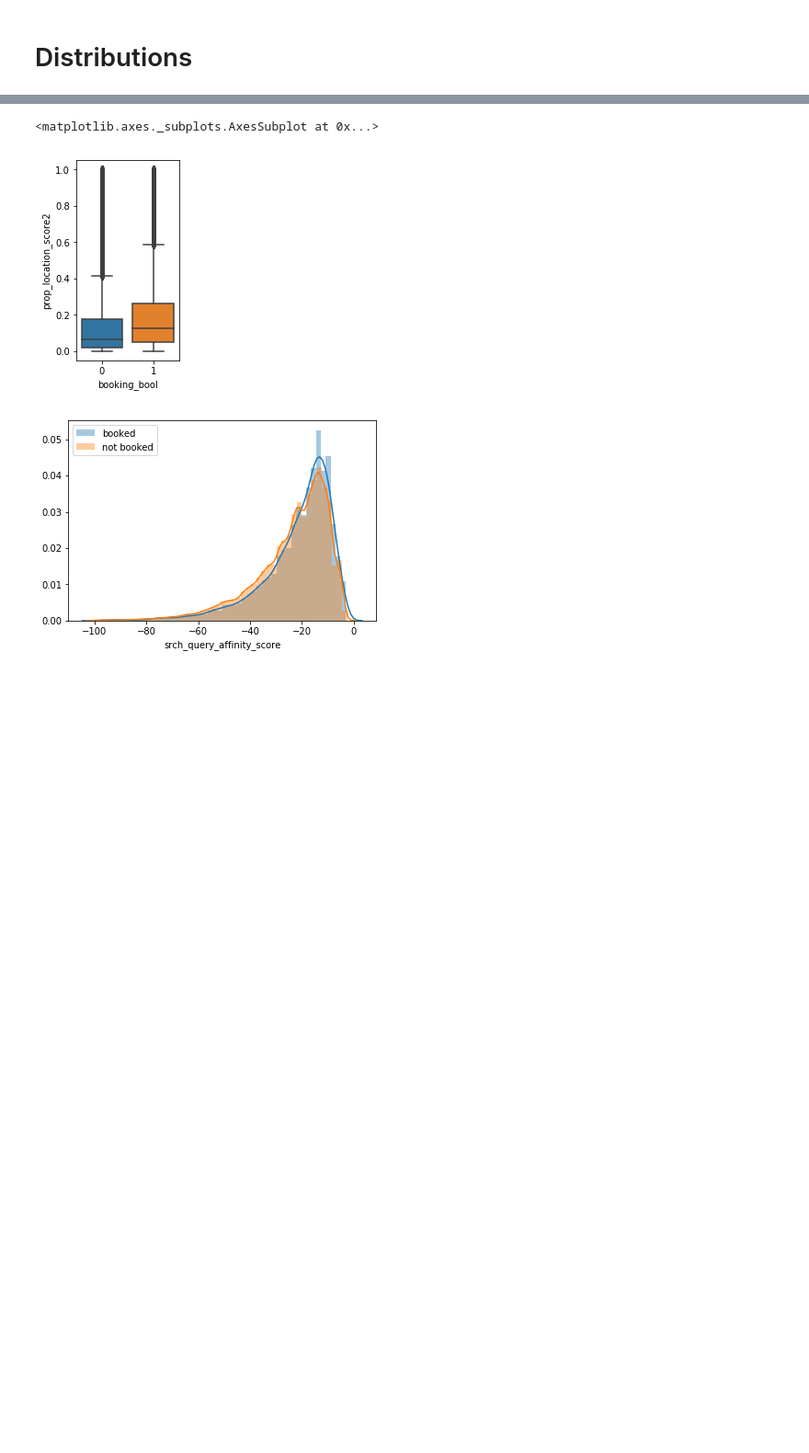
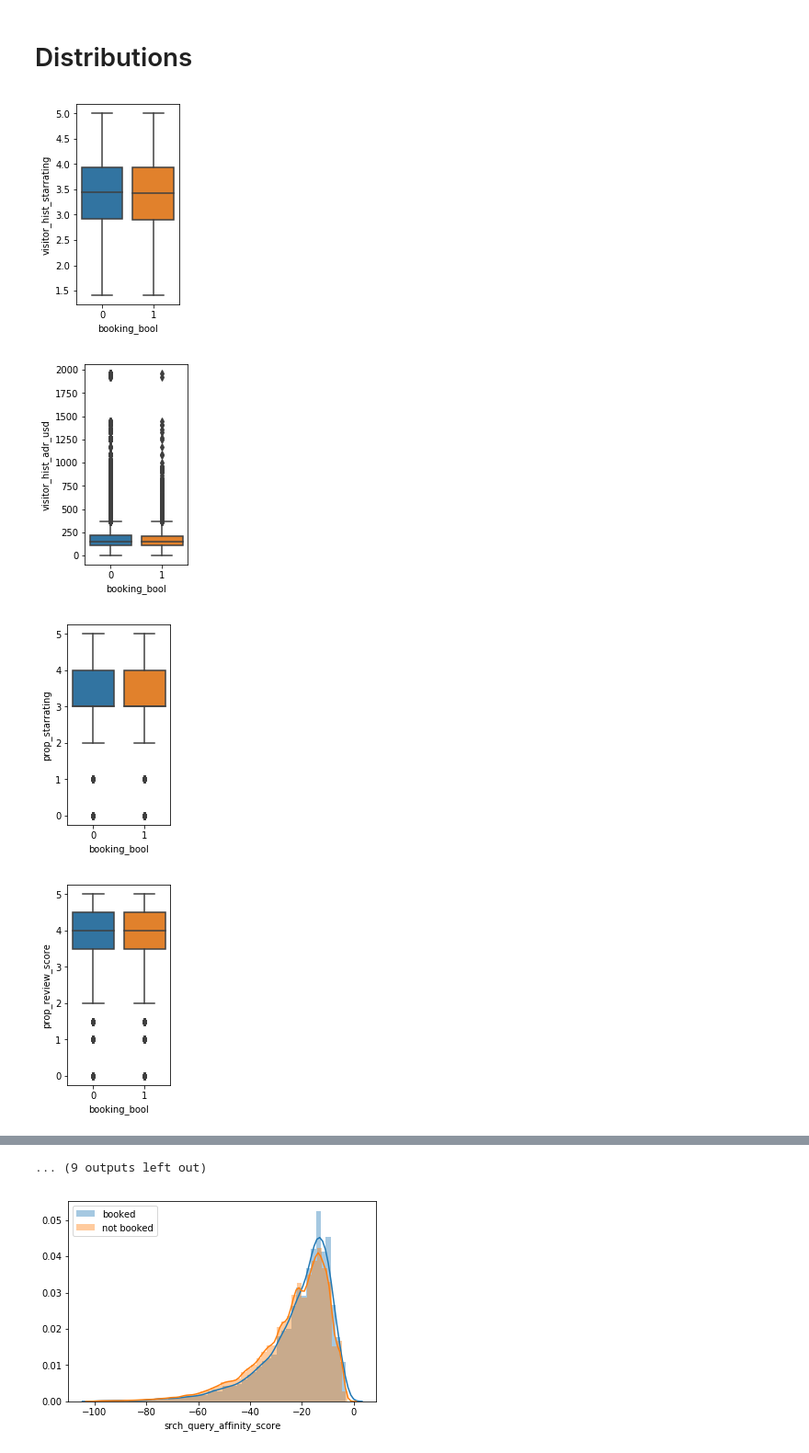
Before and after one commit to FionaLippert/DataMining, a Jupyter notebook: assignment2/explore_data_Fiona.ipynb, the cells around one changed output, grey strips where cells are left out. Shown at 92% size. Drawn from its saved outputs; the diff is of its cells as text; code cells hidden in the pictures; blank space fills up the shorter version.

```diff
--- a/assignment2/explore_data_Fiona.ipynb
+++ b/assignment2/explore_data_Fiona.ipynb
@@ -136,6 +137,12 @@ dtype: float64
 # average numerical features over srch_id
 groups = train.groupby(['prop_country_id','site_id'])
 # %%
-plt.figure(figsize=(2,4))
-sns.boxplot(x='booking_bool', y='prop_location_score2', data=train)
+for feature in numerical_features:
+    plt.figure(figsize=(2,4))
+    sns.boxplot(x='booking_bool', y=feature, data=train)
+    plt.show()
 # %% [output]
+[figure, new version]
+[figure, added]
+[figure, added]
+[figure, added]
@@ -142,5 +157,4 @@ sns.boxplot(x='booking_bool', y='prop_location_score2', data=train)
-<matplotlib.axes._subplots.AxesSubplot at 0x...>
+... (9 outputs left out)
-[figure, old version]
 # %%
 #sns.boxplot(x=train_sample.booking_bool[train_sample.srch_query_affinity_score <0], y=train_sample.srch_query_affinity_score[train_sample.srch_query_affinity_score <0])
 sns.distplot(train.srch_query_affinity_score[train.booking_bool==1][train.srch_query_affinity_score>-100].dropna(), label='booked')
```
Also changed, not shown: parts of 29 cells of this notebook, 1 other file.
